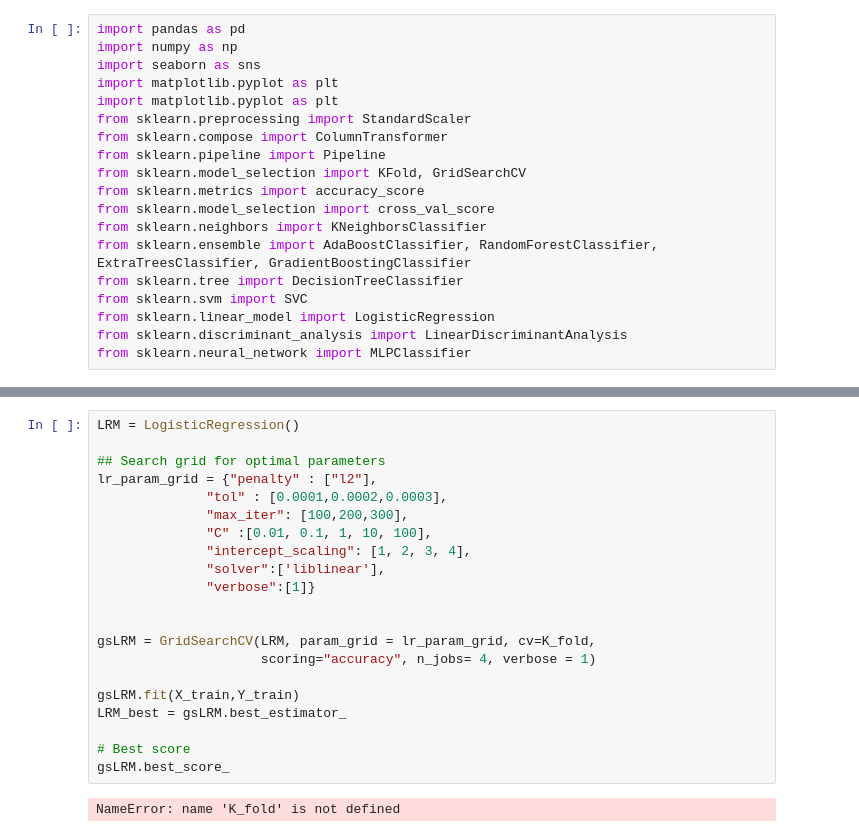
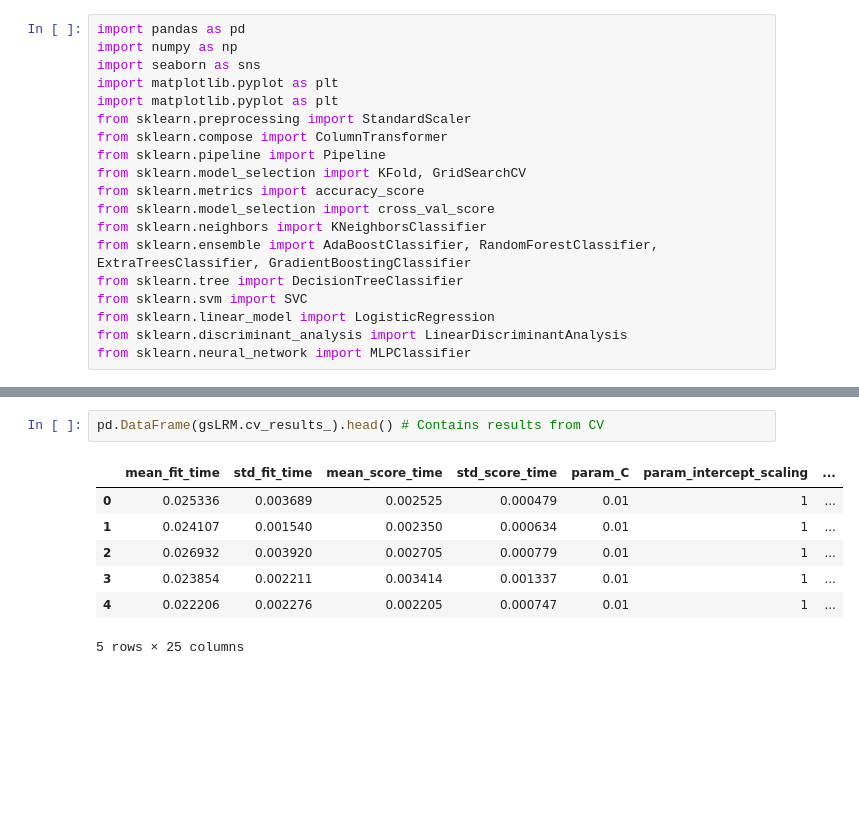
Before and after one commit to LuciaCam/ML_kaggle_competition, a Jupyter notebook: Log_Reg.ipynb, the cells around one changed output, grey strips where cells are left out. Drawn from its saved outputs; the diff is of its cells as text; blank space fills up the shorter version.

```diff
--- a/Log_Reg.ipynb
+++ b/Log_Reg.ipynb
@@ -117,23 +264,10 @@ Logistic --- Accuracy on test: 0.815
-# %%
-LRM = LogisticRegression()
-
-## Search grid for optimal parameters
-lr_param_grid = {"penalty" : ["l2"],
-              "tol" : [0.0001,0.0002,0.0003],
-              "max_iter": [100,200,300],
-              "C" :[0.01, 0.1, 1, 10, 100],
-              "intercept_scaling": [1, 2, 3, 4],
-              "solver":['liblinear'],
-              "verbose":[1]}
-
-
-gsLRM = GridSearchCV(LRM, param_grid = lr_param_grid, cv=K_fold,
-                     scoring="accuracy", n_jobs= 4, verbose = 1)
-
-gsLRM.fit(X_train,Y_train)
-LRM_best = gsLRM.best_estimator_
-
-# Best score
-gsLRM.best_score_
-# %% [output]
-NameError: name 'K_fold' is not defined
+# %%
+pd.DataFrame(gsLRM.cv_results_).head() # Contains results from CV
+# %% [output]
+|  | mean_fit_time | std_fit_time | mean_score_time | std_score_time | param_C | param_intercept_scaling | ... |
+| 0 | 0.025336 | 0.003689 | 0.002525 | 0.000479 | 0.01 | 1 | ... |
+| 1 | 0.024107 | 0.001540 | 0.002350 | 0.000634 | 0.01 | 1 | ... |
+| 2 | 0.026932 | 0.003920 | 0.002705 | 0.000779 | 0.01 | 1 | ... |
+| 3 | 0.023854 | 0.002211 | 0.003414 | 0.001337 | 0.01 | 1 | ... |
+| 4 | 0.022206 | 0.002276 | 0.002205 | 0.000747 | 0.01 | 1 | ... |
+5 rows × 25 columns
```
Also changed, not shown: parts of 21 cells of this notebook.
